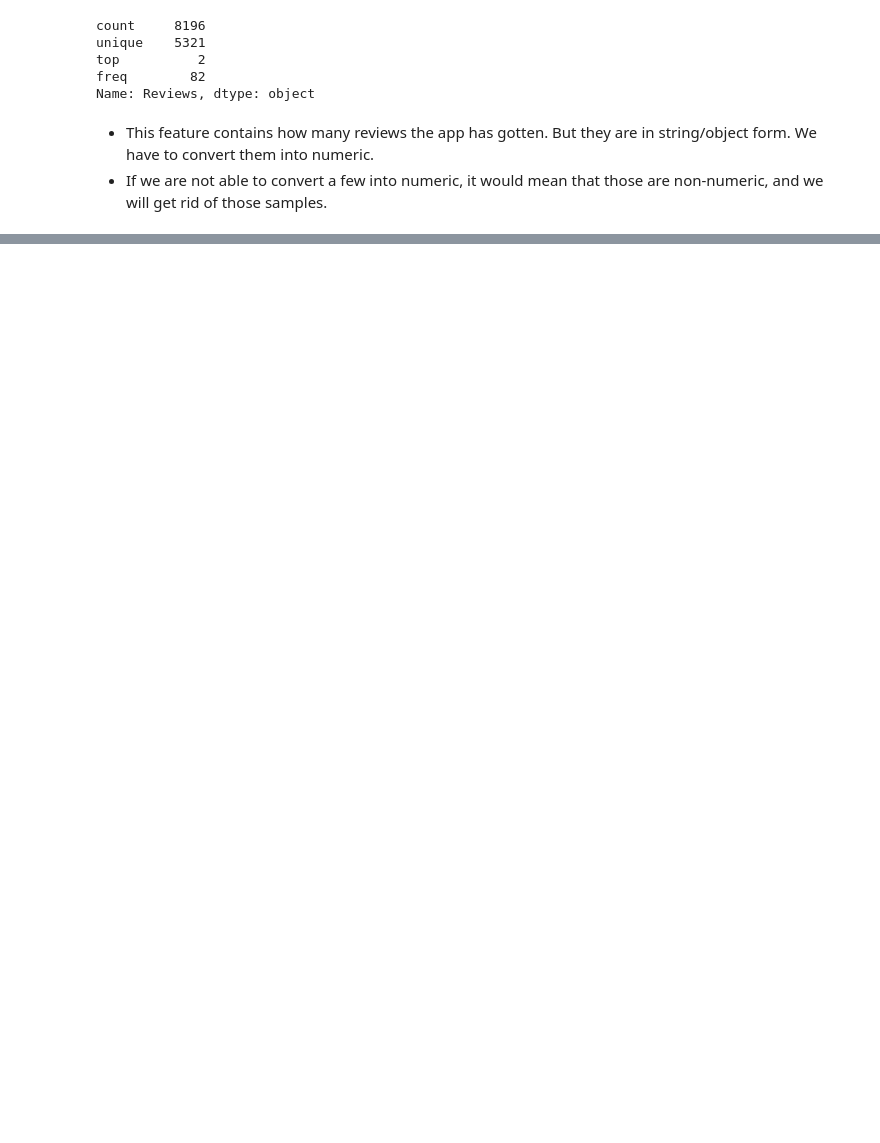
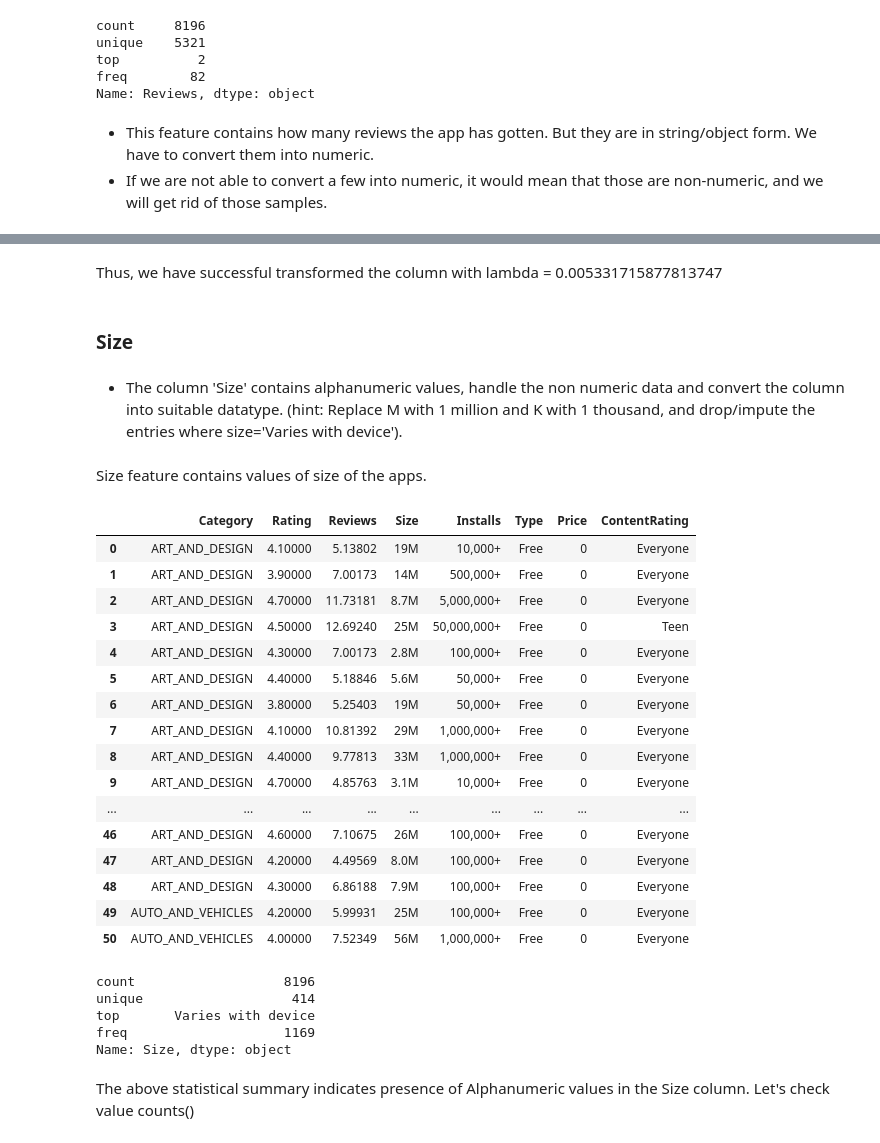
Before and after one commit to rahultheogre/Google-Store-App-Rating-Prediction-DT-RF-GB-Stacked-, a Jupyter notebook: Google_Store_App_Rating_Prediction_(DT_RF_GB_Stacked).ipynb, the cells around one changed output, grey strips where cells are left out. Drawn from its saved outputs; the diff is of its cells as text; code cells hidden in the pictures; blank space fills up the shorter version.

```diff
--- a/Google_Store_App_Rating_Prediction_(DT_RF_GB_Stacked).ipynb
+++ b/Google_Store_App_Rating_Prediction_(DT_RF_GB_Stacked).ipynb
@@ -432,0 +523,38 @@ Now, let's check the distribution of the Reviews column
+# %% [markdown]
+Thus, we have successful transformed the column with lambda = 0.005331715877813747
+# %% [markdown]
+### Size
+# %% [markdown]
+- The column 'Size' contains alphanumeric values, handle the non numeric data and convert the column into suitable datatype. (hint: Replace M with 1 million and K with 1 thousand, and drop/impute the entries where size='Varies with device').
+# %% [markdown]
+Size feature contains values of size of the apps.
+# %%
+df1.head(50)
+# %% [output]
+|  | Category | Rating | Reviews | Size | Installs | Type | Price | ContentRating |
+| 0 | ART_AND_DESIGN | 4.10000 | 5.13802 | 19M | 10,000+ | Free | 0 | Everyone |
+| 1 | ART_AND_DESIGN | 3.90000 | 7.00173 | 14M | 500,000+ | Free | 0 | Everyone |
+| 2 | ART_AND_DESIGN | 4.70000 | 11.73181 | 8.7M | 5,000,000+ | Free | 0 | Everyone |
+| 3 | ART_AND_DESIGN | 4.50000 | 12.69240 | 25M | 50,000,000+ | Free | 0 | Teen |
+| 4 | ART_AND_DESIGN | 4.30000 | 7.00173 | 2.8M | 100,000+ | Free | 0 | Everyone |
+| 5 | ART_AND_DESIGN | 4.40000 | 5.18846 | 5.6M | 50,000+ | Free | 0 | Everyone |
+| 6 | ART_AND_DESIGN | 3.80000 | 5.25403 | 19M | 50,000+ | Free | 0 | Everyone |
+| 7 | ART_AND_DESIGN | 4.10000 | 10.81392 | 29M | 1,000,000+ | Free | 0 | Everyone |
+| 8 | ART_AND_DESIGN | 4.40000 | 9.77813 | 33M | 1,000,000+ | Free | 0 | Everyone |
+| 9 | ART_AND_DESIGN | 4.70000 | 4.85763 | 3.1M | 10,000+ | Free | 0 | Everyone |
+| ... | ... | ... | ... | ... | ... | ... | ... | ... |
+| 46 | ART_AND_DESIGN | 4.60000 | 7.10675 | 26M | 100,000+ | Free | 0 | Everyone |
+| 47 | ART_AND_DESIGN | 4.20000 | 4.49569 | 8.0M | 100,000+ | Free | 0 | Everyone |
+| 48 | ART_AND_DESIGN | 4.30000 | 6.86188 | 7.9M | 100,000+ | Free | 0 | Everyone |
+| 49 | AUTO_AND_VEHICLES | 4.20000 | 5.99931 | 25M | 100,000+ | Free | 0 | Everyone |
+| 50 | AUTO_AND_VEHICLES | 4.00000 | 7.52349 | 56M | 1,000,000+ | Free | 0 | Everyone |
+# %%
+df1['Size'].describe().T
+# %% [output]
+count                   8196
+unique                   414
+top       Varies with device
+freq                    1169
+Name: Size, dtype: object
+# %% [markdown]
+The above statistical summary indicates presence of Alphanumeric values in the Size column. Let's check value counts()
```
Also changed, not shown: parts of 52 cells of this notebook.
